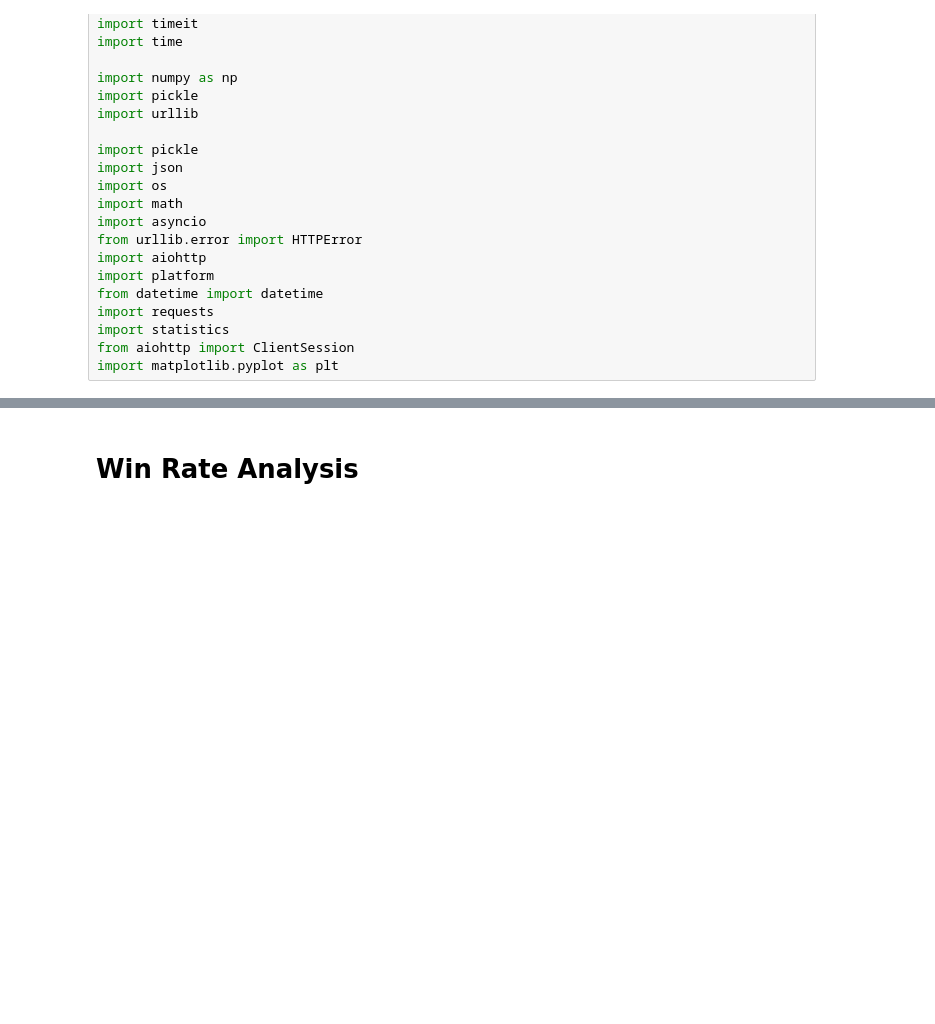
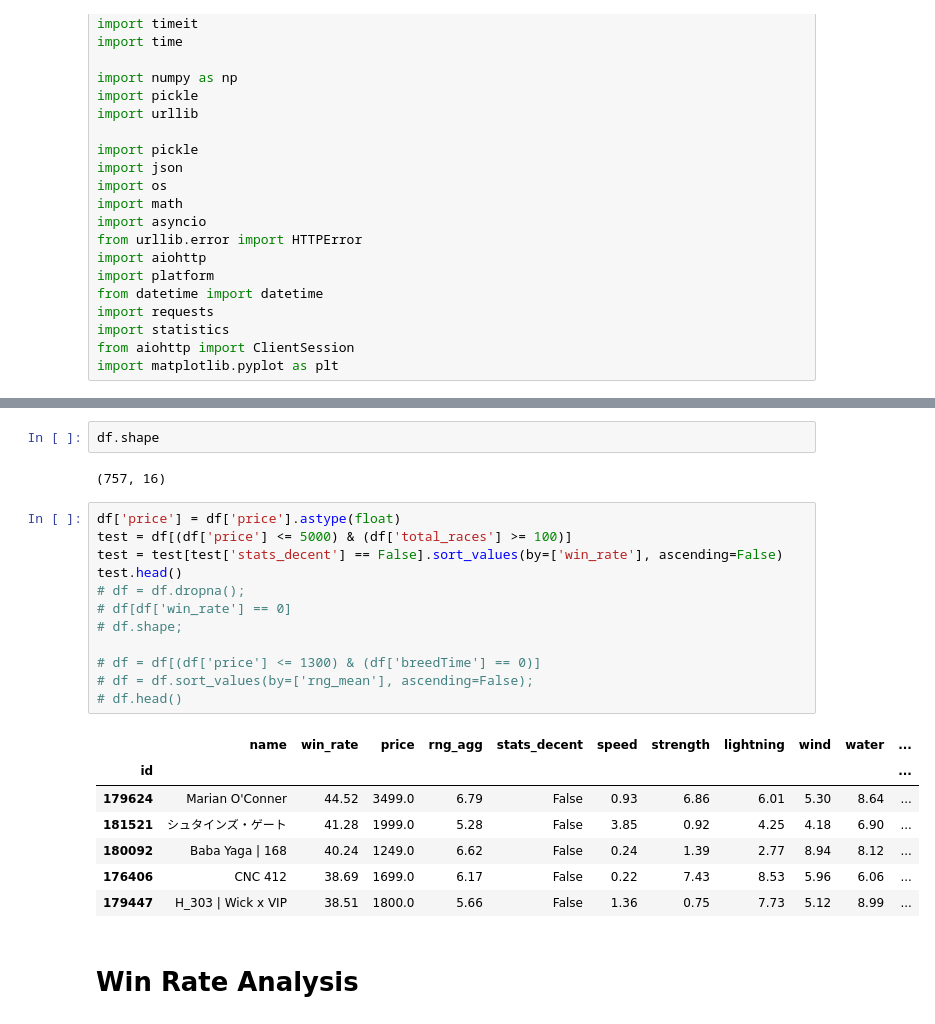
Before and after one commit to enricoaquilina/Pegaxy_research, a Jupyter notebook: Pegaxy Analysis.ipynb, the cells around one changed output, grey strips where cells are left out. Saved outputs shown, nothing was run; the diff lists cells and outputs as text; blank space fills up the shorter version.

```diff
--- a/Pegaxy Analysis.ipynb
+++ b/Pegaxy Analysis.ipynb
@@ -211,3 +215,27 @@ df[df['nftAddress'] == '0xD50D167DD35D256e19E2FB76d6b9Bf9F4c571A3E']
+# %%
+df.shape
+# %% [output]
+(757, 16)
+# %%
+df['price'] = df['price'].astype(float)
+test = df[(df['price'] <= 5000) & (df['total_races'] >= 100)]
+test = test[test['stats_decent'] == False].sort_values(by=['win_rate'], ascending=False)
+test.head()
+# df = df.dropna();
+# df[df['win_rate'] == 0]
+# df.shape;
+
+# df = df[(df['price'] <= 1300) & (df['breedTime'] == 0)]
+# df = df.sort_values(by=['rng_mean'], ascending=False);
+# df.head()
+# %% [output]
+|  | name | win_rate | price | rng_agg | stats_decent | speed | strength | lightning | wind | water | ... |
+| id |  |  |  |  |  |  |  |  |  |  | ... |
+| 179624 | Marian O'Conner | 44.52 | 3499.0 | 6.79 | False | 0.93 | 6.86 | 6.01 | 5.30 | 8.64 | ... |
+| 181521 | シュタインズ・ゲート | 41.28 | 1999.0 | 5.28 | False | 3.85 | 0.92 | 4.25 | 4.18 | 6.90 | ... |
+| 180092 | Baba Yaga | 168 | 40.24 | 1249.0 | 6.62 | False | 0.24 | 1.39 | 2.77 | 8.94 | 8.12 | ... |
+| 176406 | CNC 412 | 38.69 | 1699.0 | 6.17 | False | 0.22 | 7.43 | 8.53 | 5.96 | 6.06 | ... |
+| 179447 | H_303 | Wick x VIP | 38.51 | 1800.0 | 5.66 | False | 1.36 | 0.75 | 7.73 | 5.12 | 8.99 | ... |
 # %% [markdown]
 # Win Rate Analysis
 # %%
```
Also changed, not shown: parts of 4 cells of this notebook, 1 other file.
